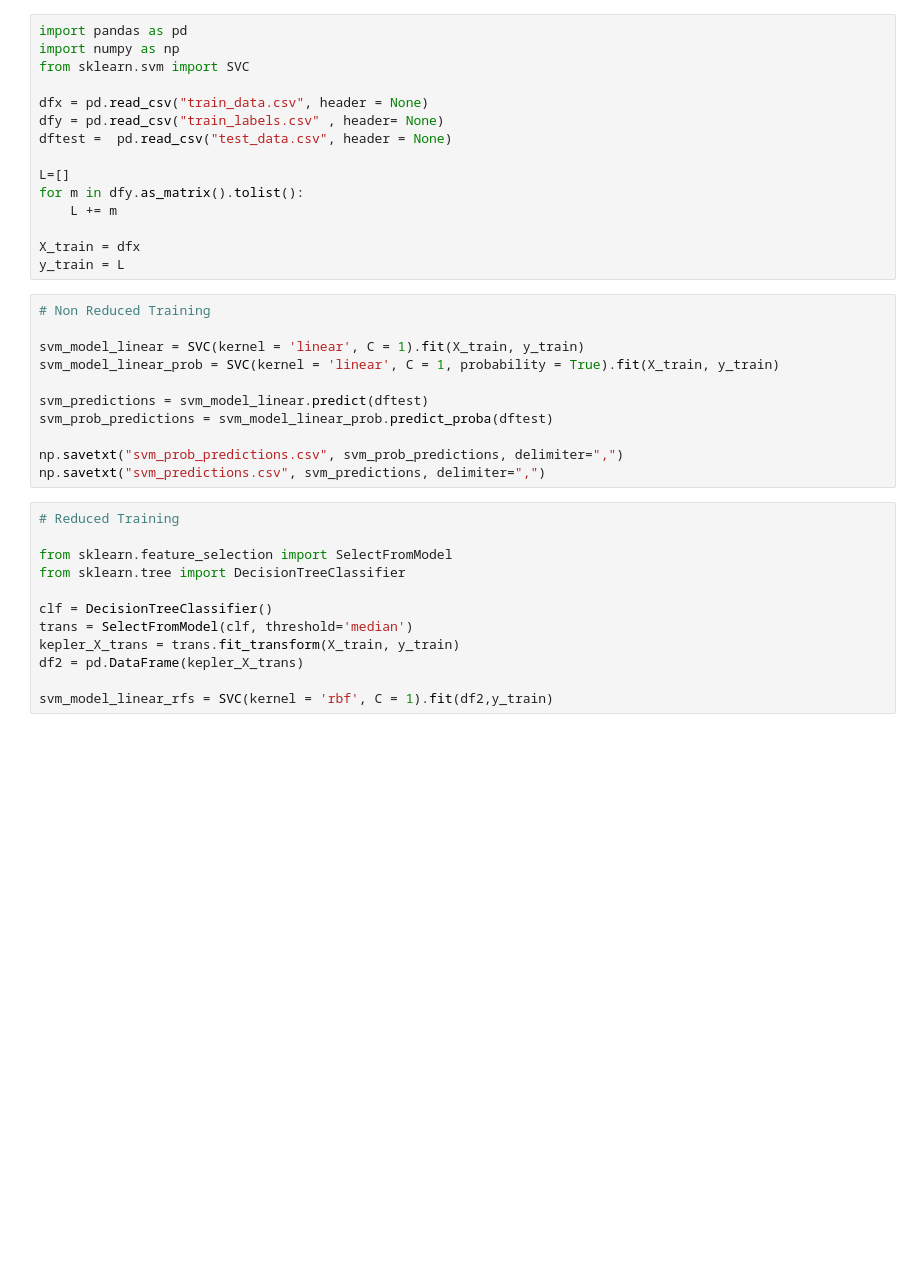
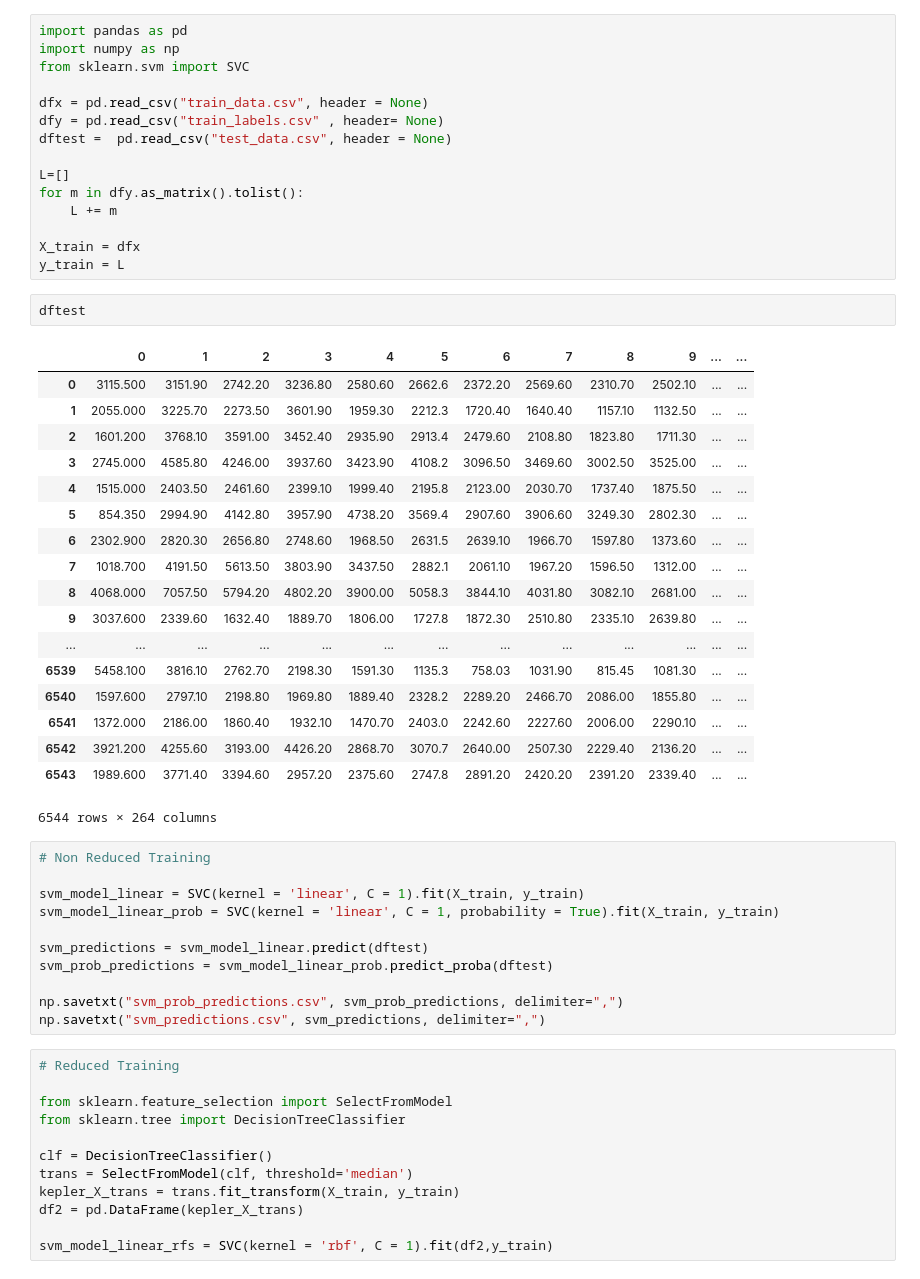
Before and after one commit to GuptaSiddhant/Songs-Classification, a Jupyter notebook: Machine Learning Project/using accuracy metric/ML DAP.ipynb, the cells around one changed output. Cells and saved outputs as stored; diff of their text form; blank space fills up the shorter version.

```diff
--- a/Machine Learning Project/using accuracy metric/ML DAP.ipynb
+++ b/Machine Learning Project/using accuracy metric/ML DAP.ipynb
@@ -13,6 +13,27 @@ for m in dfy.as_matrix().tolist():
 
 X_train = dfx
 y_train = L
+# %%
+dftest
+# %% [output]
+|  | 0 | 1 | 2 | 3 | 4 | 5 | 6 | 7 | 8 | 9 | ... | ... |
+| 0 | 3115.500 | 3151.90 | 2742.20 | 3236.80 | 2580.60 | 2662.6 | 2372.20 | 2569.60 | 2310.70 | 2502.10 | ... | ... |
+| 1 | 2055.000 | 3225.70 | 2273.50 | 3601.90 | 1959.30 | 2212.3 | 1720.40 | 1640.40 | 1157.10 | 1132.50 | ... | ... |
+| 2 | 1601.200 | 3768.10 | 3591.00 | 3452.40 | 2935.90 | 2913.4 | 2479.60 | 2108.80 | 1823.80 | 1711.30 | ... | ... |
+| 3 | 2745.000 | 4585.80 | 4246.00 | 3937.60 | 3423.90 | 4108.2 | 3096.50 | 3469.60 | 3002.50 | 3525.00 | ... | ... |
+| 4 | 1515.000 | 2403.50 | 2461.60 | 2399.10 | 1999.40 | 2195.8 | 2123.00 | 2030.70 | 1737.40 | 1875.50 | ... | ... |
+| 5 | 854.350 | 2994.90 | 4142.80 | 3957.90 | 4738.20 | 3569.4 | 2907.60 | 3906.60 | 3249.30 | 2802.30 | ... | ... |
+| 6 | 2302.900 | 2820.30 | 2656.80 | 2748.60 | 1968.50 | 2631.5 | 2639.10 | 1966.70 | 1597.80 | 1373.60 | ... | ... |
+| 7 | 1018.700 | 4191.50 | 5613.50 | 3803.90 | 3437.50 | 2882.1 | 2061.10 | 1967.20 | 1596.50 | 1312.00 | ... | ... |
+| 8 | 4068.000 | 7057.50 | 5794.20 | 4802.20 | 3900.00 | 5058.3 | 3844.10 | 4031.80 | 3082.10 | 2681.00 | ... | ... |
+| 9 | 3037.600 | 2339.60 | 1632.40 | 1889.70 | 1806.00 | 1727.8 | 1872.30 | 2510.80 | 2335.10 | 2639.80 | ... | ... |
+| ... | ... | ... | ... | ... | ... | ... | ... | ... | ... | ... | ... | ... |
+| 6539 | 5458.100 | 3816.10 | 2762.70 | 2198.30 | 1591.30 | 1135.3 | 758.03 | 1031.90 | 815.45 | 1081.30 | ... | ... |
+| 6540 | 1597.600 | 2797.10 | 2198.80 | 1969.80 | 1889.40 | 2328.2 | 2289.20 | 2466.70 | 2086.00 | 1855.80 | ... | ... |
+| 6541 | 1372.000 | 2186.00 | 1860.40 | 1932.10 | 1470.70 | 2403.0 | 2242.60 | 2227.60 | 2006.00 | 2290.10 | ... | ... |
+| 6542 | 3921.200 | 4255.60 | 3193.00 | 4426.20 | 2868.70 | 3070.7 | 2640.00 | 2507.30 | 2229.40 | 2136.20 | ... | ... |
+| 6543 | 1989.600 | 3771.40 | 3394.60 | 2957.20 | 2375.60 | 2747.8 | 2891.20 | 2420.20 | 2391.20 | 2339.40 | ... | ... |
+6544 rows × 264 columns
 # %%
 # Non Reduced Training
 
```
Also changed, not shown: parts of 4 cells of this notebook, 19 other files.
